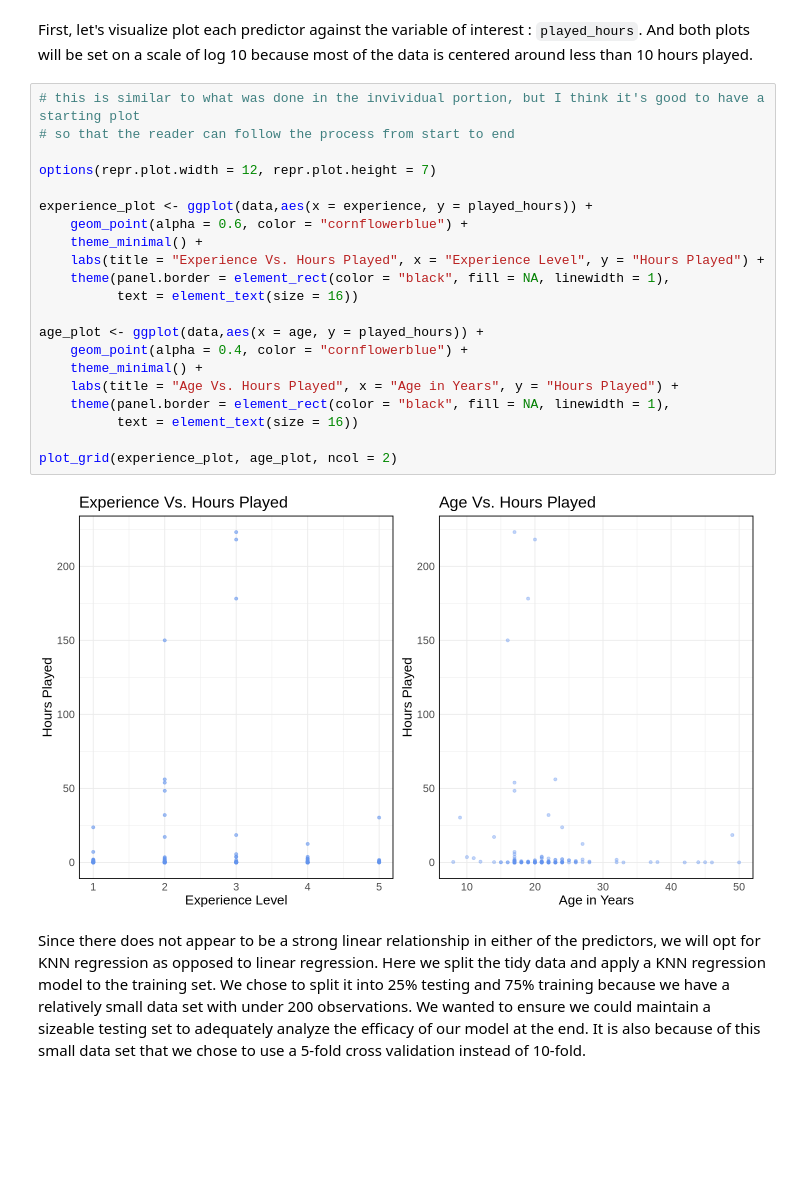
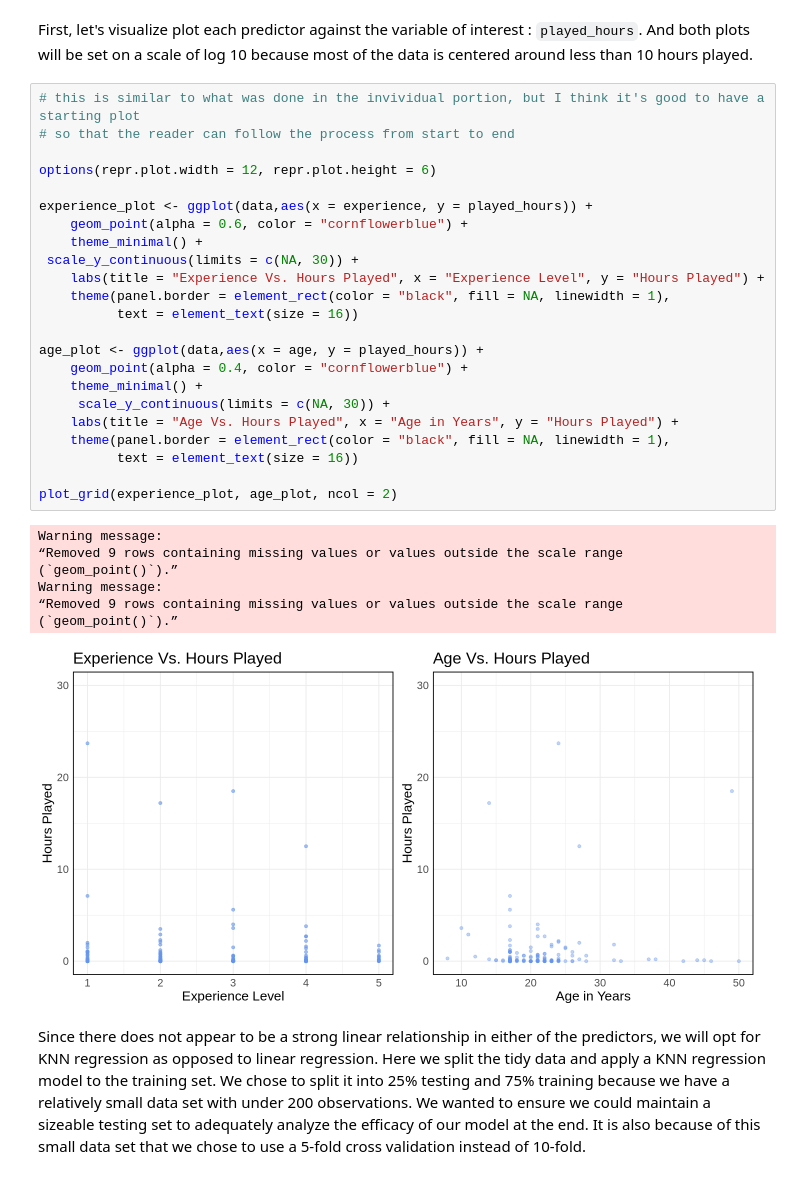
Before and after one commit to lucydehaan/Group-Project, a Jupyter notebook: Project.ipynb, the cells around one changed output. Cells and saved outputs as stored; diff of their text form; blank space fills up the shorter version.

Commit message:
plot changes

```diff
--- a/Project.ipynb
+++ b/Project.ipynb
@@ -153,26 +153,34 @@ First, let's visualize plot each predictor against the variable of interest : `p
 # %%
 # this is similar to what was done in the invividual portion, but I think it's good to have a starting plot
 # so that the reader can follow the process from start to end
 
-options(repr.plot.width = 12, repr.plot.height = 7)
+options(repr.plot.width = 12, repr.plot.height = 6)
 
 experience_plot <- ggplot(data,aes(x = experience, y = played_hours)) +
     geom_point(alpha = 0.6, color = "cornflowerblue") +
     theme_minimal() +
+ scale_y_continuous(limits = c(NA, 30)) +
     labs(title = "Experience Vs. Hours Played", x = "Experience Level", y = "Hours Played") +
     theme(panel.border = element_rect(color = "black", fill = NA, linewidth = 1),
           text = element_text(size = 16))
 
 age_plot <- ggplot(data,aes(x = age, y = played_hours)) +
     geom_point(alpha = 0.4, color = "cornflowerblue") +
     theme_minimal() +
+     scale_y_continuous(limits = c(NA, 30)) +
     labs(title = "Age Vs. Hours Played", x = "Age in Years", y = "Hours Played") +
     theme(panel.border = element_rect(color = "black", fill = NA, linewidth = 1),
           text = element_text(size = 16))
 
 plot_grid(experience_plot, age_plot, ncol = 2)
 # %% [output]
+Warning message:
+“Removed 9 rows containing missing values or values outside the scale range
+(`geom_point()`).”
+Warning message:
+“Removed 9 rows containing missing values or values outside the scale range
+(`geom_point()`).”
-[figure, old version]
+[figure, new version]
 # %% [markdown]
 Since there does not appear to be a strong linear relationship in either of the predictors, we will opt for KNN regression as opposed to linear regression. Here we split the tidy data and apply a KNN regression model to the training set. We chose to split it into 25% testing and 75% training because we have a relatively small data set with under 200 observations. We wanted to ensure we could maintain a sizeable testing set to adequately analyze the efficacy of our model at the end. It is also because of this small data set that we chose to use a 5-fold cross validation instead of 10-fold.
 # %%
```
